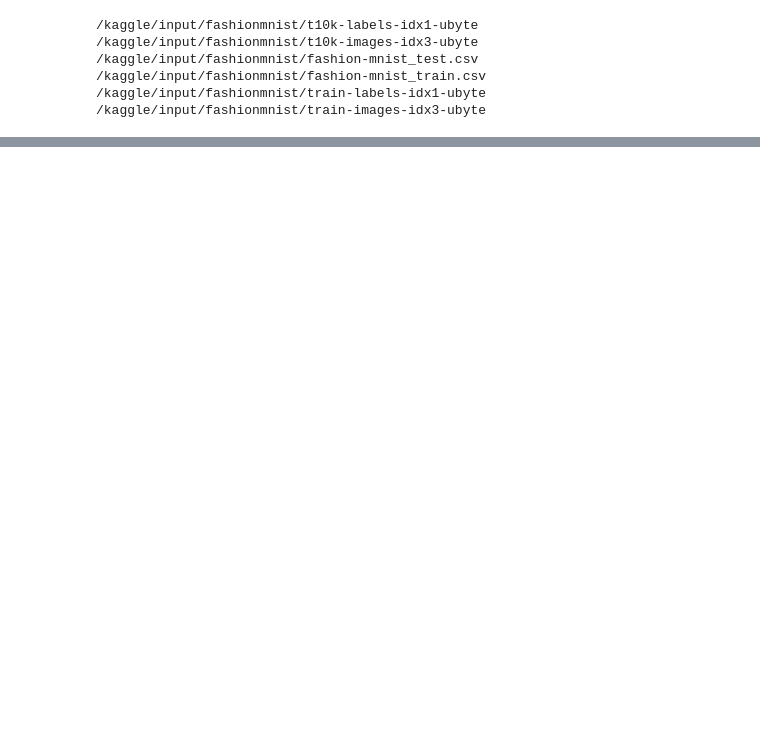
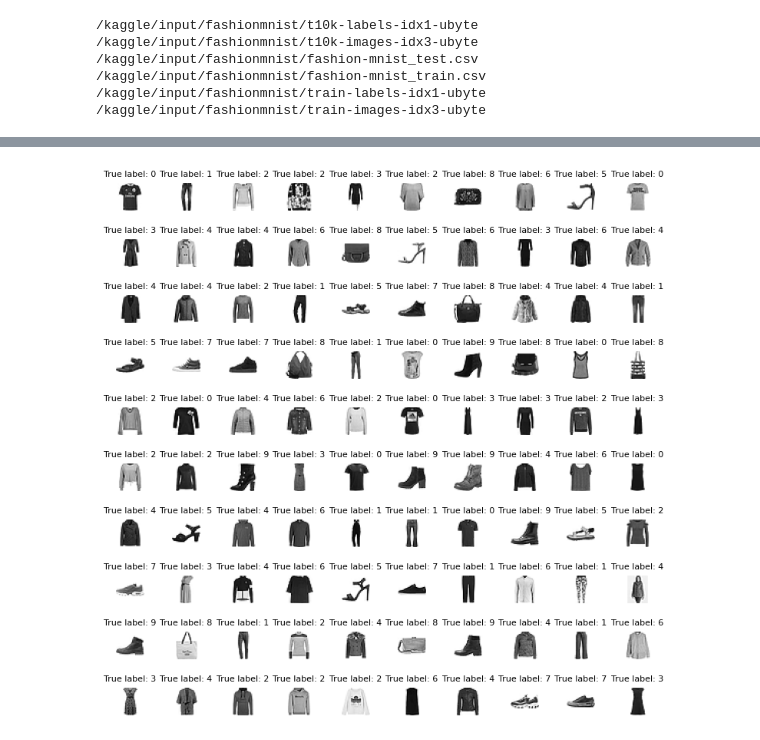
Before and after one commit to NietzscheDostoevsky/Kaggle_projetcs, a Jupyter notebook: fashion-mnist-1.ipynb, the cells around one changed output, grey strips where cells are left out. Drawn from its saved outputs; the diff is of its cells as text; code cells hidden in the pictures; blank space fills up the shorter version.

```diff
--- a/fashion-mnist-1.ipynb
+++ b/fashion-mnist-1.ipynb
@@ -25,0 +79,10 @@ for dirname, _, filenames in os.walk('/kaggle/input'):
+# %%
+plt.figure(figsize=(9, 9))
+for idx, image_data in enumerate(X_np[:100]):
+    plt.subplot(10, 10, idx + 1)
+    plot_digit(image_data,true_label=y_np[idx])
+plt.subplots_adjust(wspace=1, hspace=1)
+
+plt.show()
+# %% [output]
+[figure, added]
```
Also changed, not shown: parts of 8 cells of this notebook.
